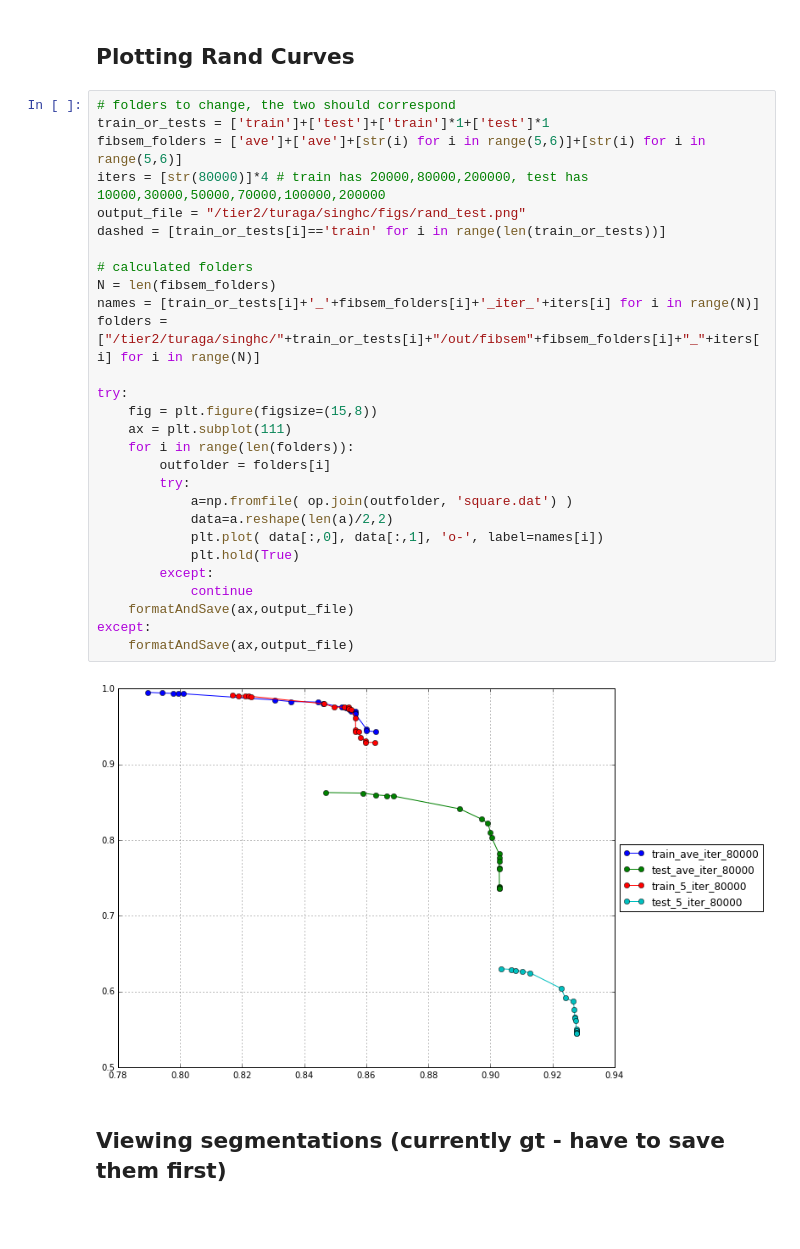
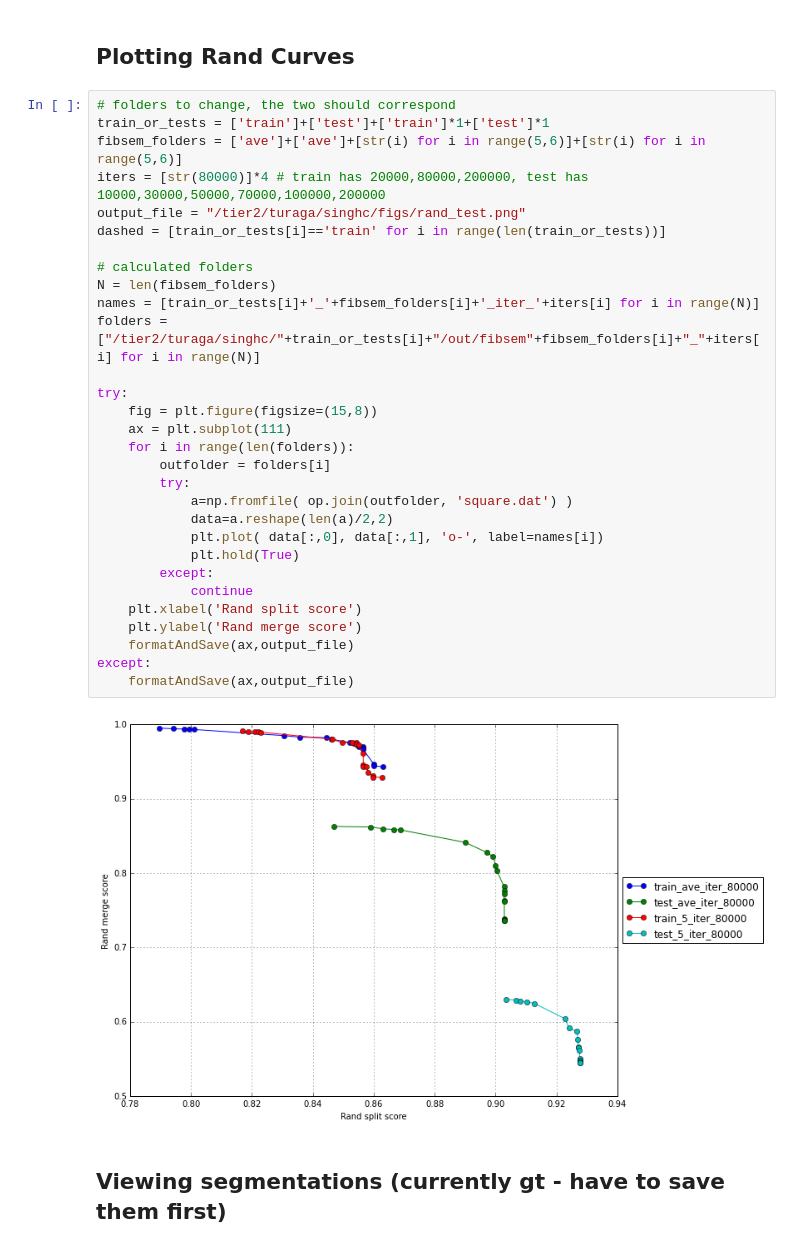
Before and after one commit to csinva/conv-net-scripts, a Jupyter notebook: visualization/visualize_outputs.ipynb, the cells around one changed output. Drawn from its saved outputs; the diff is of its cells as text; blank space fills up the shorter version.

```diff
--- a/visualization/visualize_outputs.ipynb
+++ b/visualization/visualize_outputs.ipynb
@@ -101,33 +101,35 @@ formatAndSave(ax,output_file)
 # %%
 # folders to change, the two should correspond
 train_or_tests = ['train']+['test']+['train']*1+['test']*1
 fibsem_folders = ['ave']+['ave']+[str(i) for i in range(5,6)]+[str(i) for i in range(5,6)]
 iters = [str(80000)]*4 # train has 20000,80000,200000, test has 10000,30000,50000,70000,100000,200000
 output_file = "/tier2/turaga/singhc/figs/rand_test.png"
 dashed = [train_or_tests[i]=='train' for i in range(len(train_or_tests))]
 
 # calculated folders
 N = len(fibsem_folders)
 names = [train_or_tests[i]+'_'+fibsem_folders[i]+'_iter_'+iters[i] for i in range(N)]
 folders = ["/tier2/turaga/singhc/"+train_or_tests[i]+"/out/fibsem"+fibsem_folders[i]+"_"+iters[i] for i in range(N)]
 
 try:
     fig = plt.figure(figsize=(15,8))
     ax = plt.subplot(111)
     for i in range(len(folders)):
         outfolder = folders[i]
         try:
             a=np.fromfile( op.join(outfolder, 'square.dat') )
             data=a.reshape(len(a)/2,2)
             plt.plot( data[:,0], data[:,1], 'o-', label=names[i])
             plt.hold(True)
         except:
             continue
+    plt.xlabel('Rand split score')
+    plt.ylabel('Rand merge score')
     formatAndSave(ax,output_file)
 except:
     formatAndSave(ax,output_file)
 # %% [output]
-[figure, old version]
+[figure, new version]
 # %% [markdown]
 ## Viewing segmentations (currently gt - have to save them first)
 # %%
```
Also changed, not shown: 8 other files.
